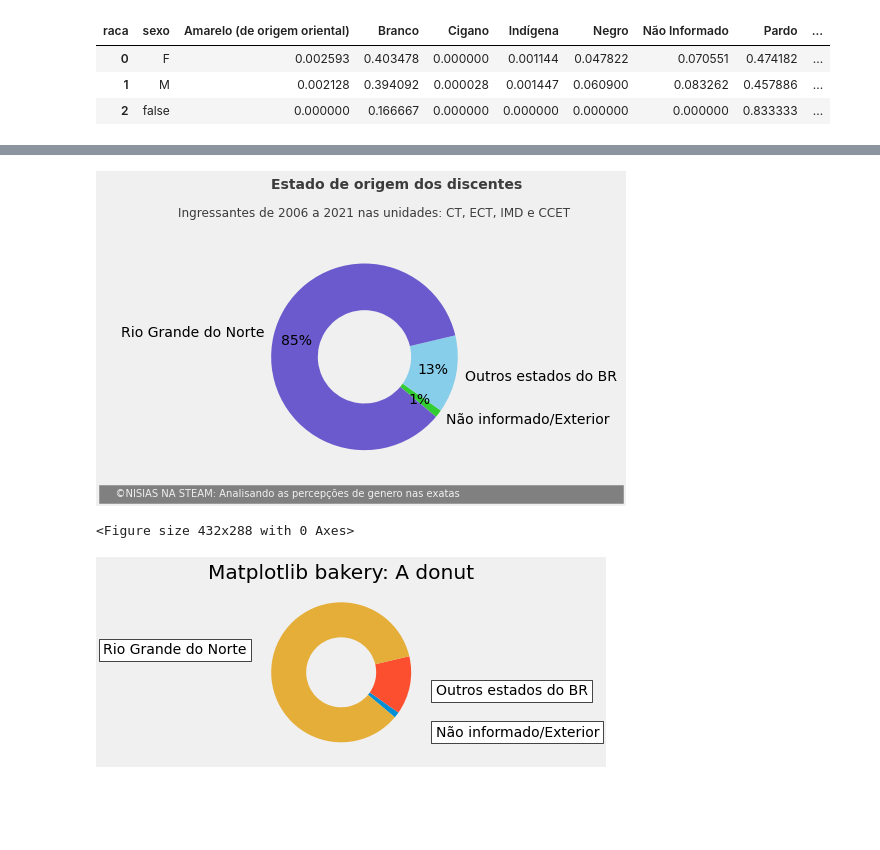
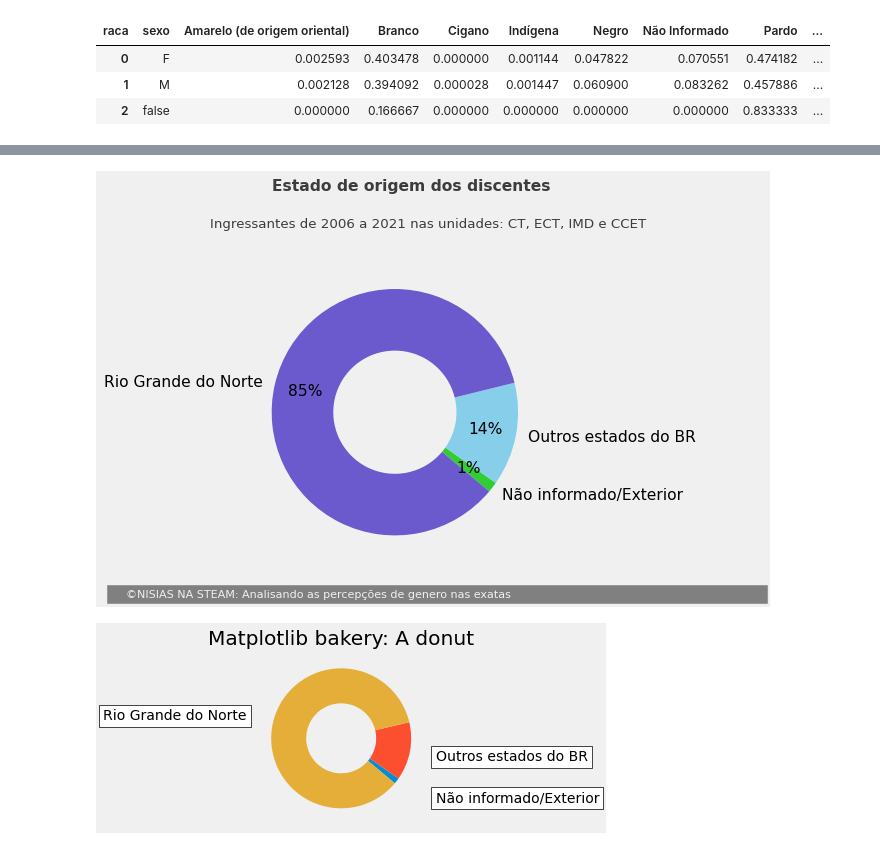
Before and after one commit to marianaccq/analises-discentes-ufrn, a Jupyter notebook: TCC-Mariana.ipynb, the cells around one changed output, grey strips where cells are left out. Drawn from its saved outputs; the diff is of its cells as text; code cells hidden in the pictures; blank space fills up the shorter version.

```diff
--- a/TCC-Mariana.ipynb
+++ b/TCC-Mariana.ipynb
@@ -213,4 +289,4 @@ df_curso_forma_ingresso_discentes['qtd_M']=df_curso_forma_ingresso_discentes.sex
 # %%
 df_curso_forma_ingresso_discentes.drop(columns=['sexo'], inplace=True)
 # %%
-df_curso_forma_ingresso_discentes['qtd_forma_ingresso'] = df_curso_forma_ingresso_discentes['qtd_F'] + df_curso_forma_ingresso_discentes['qtd_M']
+df_curso_forma_ingresso_discentes['qtd_forma_ingresso'] = df_curso_forma_ingresso_discentes['qtd_F'], df_curso_forma_ingresso_discentes['qtd_M']
@@ -221,3 +319,5 @@ df_curso_forma_ingresso_sisu = df_curso_forma_ingresso_discentes[(df_curso_forma
 # %%
-df_curso_forma_ingresso_sisu = df_curso_forma_ingresso_sisu.groupby(['curso','forma_ingresso']).agg(lambda x: x)
+df_curso_forma_ingresso_sisu = df_curso_forma_ingresso_sisu.groupby(['curso','forma_ingresso']).agg(lambda x: list(x))
+# %%
+df_curso_forma_ingresso_sisu['qtd_forma_ingresso'] = df_curso_forma_ingresso_sisu['qtd_F']+df_curso_forma_ingresso_sisu['qtd_M']
 # %%
@@ -248,0 +396,25 @@ df_curso_forma_ingresso_sisu[['qtd_F','qtd_M']].plot(
+# %%
+import numpy as np
+cursos = list(df_curso_forma_ingresso_sisu.reset_index().curso.unique())
+formas_ingresso = list(df_curso_forma_ingresso_sisu.reset_index().forma_ingresso.unique())
+quantidade_homens = [[10, 12], [4, 5], [2, 3]]
+quantidade_mulheres = [[2, 3], [1, 1], [0, 1]]
+
+x = np.arange(len(cursos))
+w = 0.3
+
+fig, ax = plt.subplots()
+posicoes = [x - 2 * w / 3, x + w / 3, x + 4 * w / 3]
+
+for i, _ in enumerate(formas_ingresso):
+  posicao = posicoes[i]
+  ax.bar(posicao, quantidade_homens[i], w, color='#87CEEB')
+  ax.bar(posicao, quantidade_mulheres[i], w, bottom=quantidade_homens[i], color='#191970')
+
+ax.set_ylabel('Número de ingressantes')
+ax.set_xticks(x, cursos)
+ax.legend(['Homens', 'Mulheres'])
+
+fig.tight_layout()
+
+plt.show()
@@ -375,33 +585,32 @@ df_estado_origem.groupby('estado_origem').agg(lambda x: sum(x)).reset_index()
 # %%
 # declaring data
 data = list(df_estado_origem.groupby('estado_origem').agg(lambda x: sum(x)).reset_index()['total'])
 keys = list(df_estado_origem.groupby('estado_origem').agg(lambda x: sum(x)).reset_index()['estado_origem'])
 # # define Seaborn color palette to use
-
+figure(figsize=(8, 6), dpi=80)
 
 # plotting data on chart
 graf = plt.pie(data, labels=keys, colors=['#32CD32','#87CEEB',
                                      '#6A5ACD', '#1E90FF', '#191970','#ADFF2F'], autopct='%.0f%%',
               wedgeprops=dict(width=0.5), startangle=-40, labeldistance=1.1, pctdistance=0.75)
 
 plt.text(x = -1, y = 1.8,
     s = """Estado de origem dos discentes       """,
                fontsize = 14, weight = 'bold', alpha = .75)
 plt.title(' ', fontsize=14)
-plt.text(x = -2, y = 1.5,
+plt.text(x = -1.5, y = 1.5,
     s = '''Ingressantes de 2006 a 2021 nas unidades: CT, ECT, IMD e CCET''',
                fontsize = 12, alpha = .75)
-plt.text(x = -2.8, y = -1.5,
-    s = '    ©NISIAS NA STEAM: Analisando as percepções de genero nas exatas                                                   ',
+plt.text(x = -2.3, y = -1.5,
+    s = '    ©NISIAS NA STEAM: Analisando as percepções de genero nas exatas                                                                        ',
          fontsize = 10, color = '#f0f0f0', backgroundcolor = 'grey')
 
 # displaying chart
-# plt.tight_layout()
+plt.tight_layout()
+plt.savefig('imagens/origem-pie', format='png')
 plt.show()
-plt.savefig('imagens/origem-pie', format='png')
 # %% [output]
-[figure, old version]
+[figure, new version]
-<Figure size 432x288 with 0 Axes>
 # %%
 import numpy as np
 fig, ax = plt.subplots(figsize=(6, 3), subplot_kw=dict(aspect="equal"))
```
Also changed, not shown: parts of 42 cells of this notebook, 14 other files.
